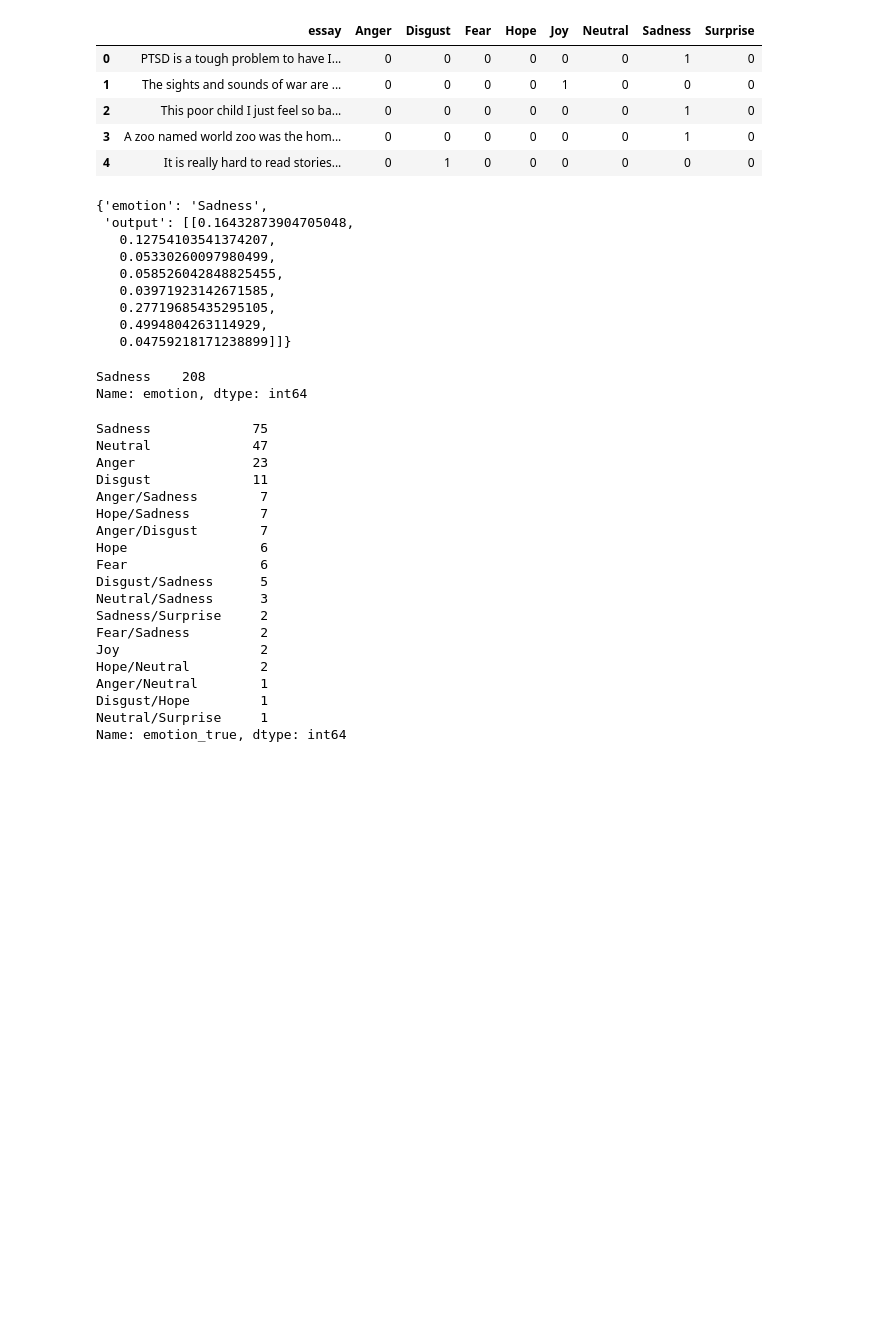
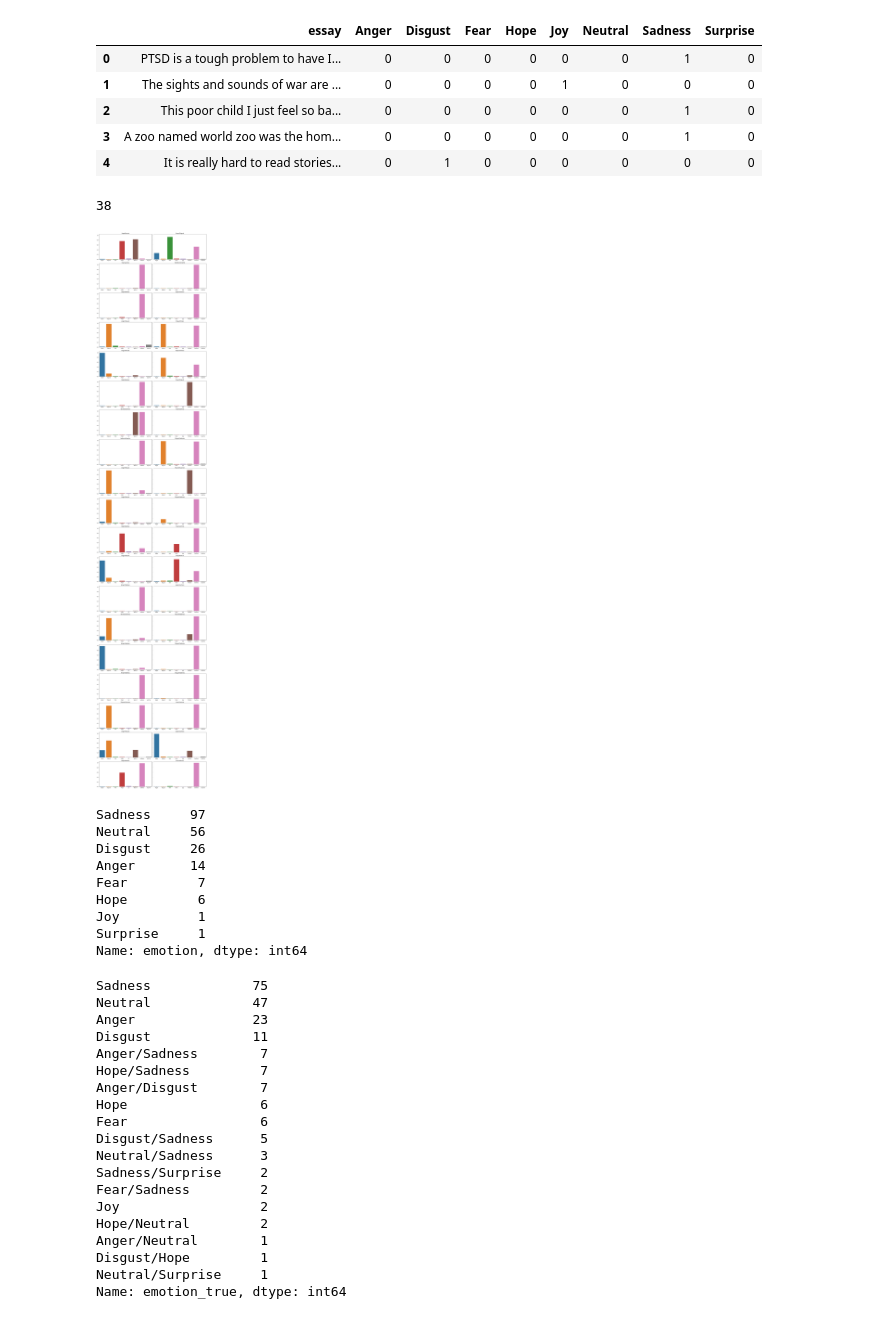
Before and after one commit to SurajTC/WASSA_2023_EMO, a Jupyter notebook: WASSA_2023_EMO.ipynb, the cells around one changed output. Drawn from its saved outputs; the diff is of its cells as text; code cells hidden in the pictures; blank space fills up the shorter version.

```diff
--- a/WASSA_2023_EMO.ipynb
+++ b/WASSA_2023_EMO.ipynb
@@ -232,6 +235,7 @@ class network(torch.nn.Module):
         output = self.linear(output_dropout)
         return output
 
+# del model
 model = network()
-model.to(device)
+model = model.to(device)
 # %% [output]
@@ -410,27 +410,42 @@ for sample in df_emo_dev.essay.values:
     output = model(input_ids, attention_mask, token_type_ids)
     final_output = torch.sigmoid(output).cpu().detach().numpy().tolist()
     label = target_labels[int(np.argmax(final_output, axis=1))]
+    # index, max = np.arg_max(final_output), final_output[0][np.arg_max]
+
+    # print(final_output, final_output[[np.argmax(final_output)]])
+    # label = []
+
     predictions.append({
         'emotion': label,
-        'output': final_output
+        'output': final_output[0]
     })
-# %%
-predictions[0]
-# %% [output]
-{'emotion': 'Sadness',
- 'output': [[0.16432873904705048,
-   0.12754103541374207,
-   0.05330260097980499,
-   0.058526042848825455,
-   0.03971923142671585,
-   0.27719685435295105,
-   0.4994804263114929,
-   0.04759218171238899]]}
+# %%
+multi_index = [i for i, l in enumerate(df_emo_gold_dev.emotion_true) if len(l.split('/')) > 1]
+len(multi_index)
+# %% [output]
+38
+# %%
+fig, axes = plt.subplots(19, 2, sharex=False, sharey=True, figsize=(16,80))
+
+for i in range(19):
+  for j in range(2):
+    sns.barplot(ax=axes[i, j], x=target_labels, y=predictions[multi_index[j*19+i]]['output'])
+    axes[i, j].set_title(df_emo_gold_dev.emotion_true[multi_index[j*19+i]])
+plt.tight_layout()
+# %% [output]
+[figure, added]
 # %%
 df_dev_pred = pd.DataFrame(predictions, columns=['emotion'])
 df_dev_pred.emotion.value_counts()
 # %% [output]
-Sadness    208
+Sadness     97
+Neutral     56
+Disgust     26
+Anger       14
+Fear         7
+Hope         6
+Joy          1
+Surprise     1
 Name: emotion, dtype: int64
 # %%
 df_emo_gold_dev.emotion_true.value_counts()
```
Also changed, not shown: parts of 11 cells of this notebook.
